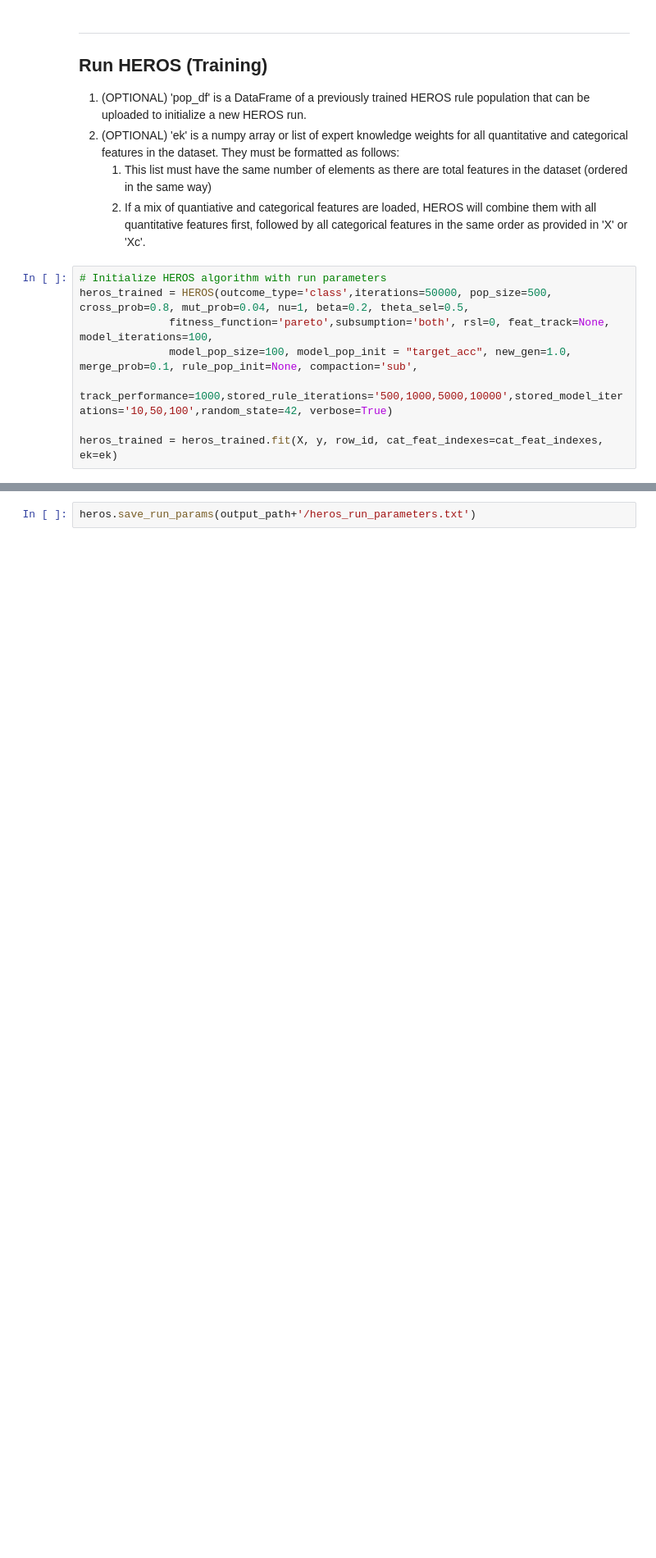
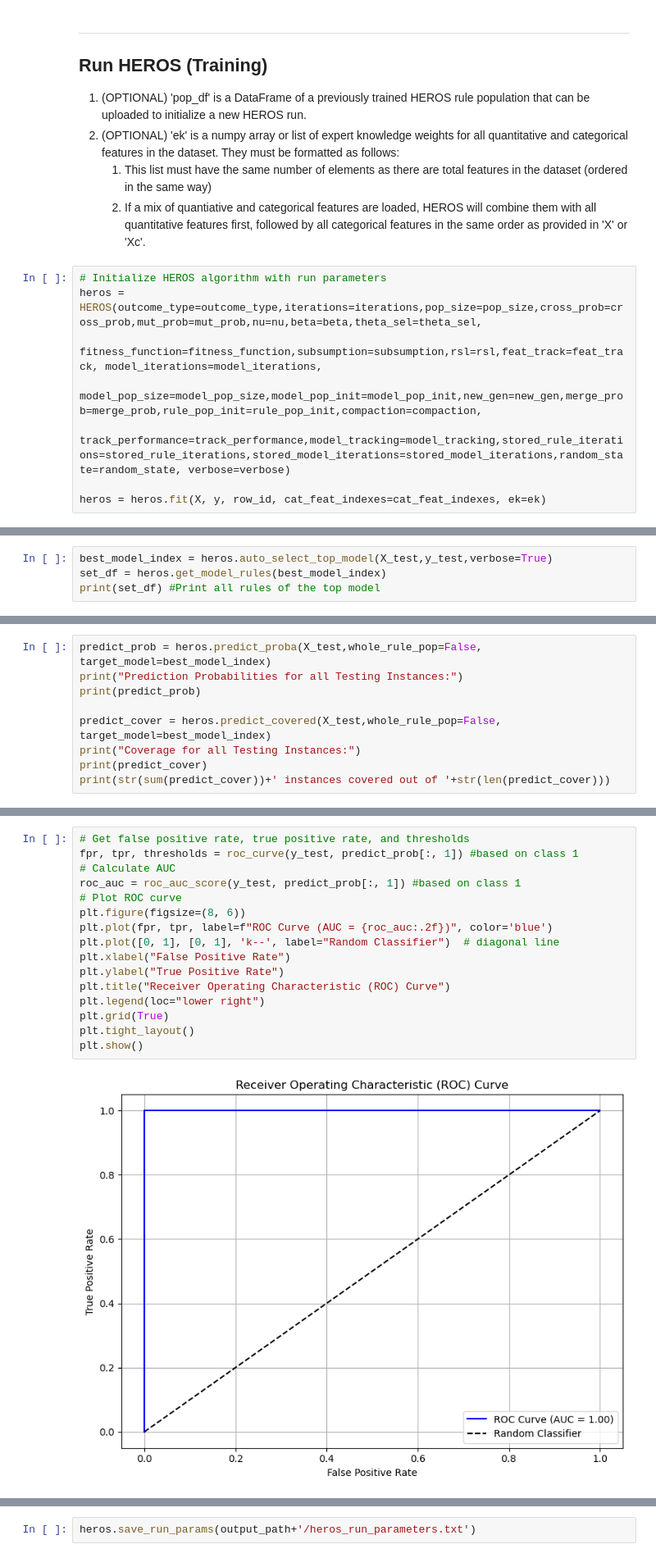
Before and after one commit to UrbsLab/heros, a Jupyter notebook: HEROS_Demo_Notebook.ipynb, the cells around one changed output, grey strips where cells are left out. Shown at 82% size. Drawn from its saved outputs; the diff is of its cells as text; blank space fills up the shorter version.

```diff
--- a/HEROS_Demo_Notebook.ipynb
+++ b/HEROS_Demo_Notebook.ipynb
@@ -220,12 +288,12 @@ Loading MultiSURF Scores
     2. If a mix of quantiative and categorical features are loaded, HEROS will combine them with all quantitative features first, followed by all categorical features in the same order as provided in 'X' or 'Xc'.
 # %%
 # Initialize HEROS algorithm with run parameters
-heros_trained = HEROS(outcome_type='class',iterations=50000, pop_size=500, cross_prob=0.8, mut_prob=0.04, nu=1, beta=0.2, theta_sel=0.5,
-              fitness_function='pareto',subsumption='both', rsl=0, feat_track=None, model_iterations=100,
-              model_pop_size=100, model_pop_init = "target_acc", new_gen=1.0, merge_prob=0.1, rule_pop_init=None, compaction='sub',
-              track_performance=1000,stored_rule_iterations='500,1000,5000,10000',stored_model_iterations='10,50,100',random_state=42, verbose=True)
+heros = HEROS(outcome_type=outcome_type,iterations=iterations,pop_size=pop_size,cross_prob=cross_prob,mut_prob=mut_prob,nu=nu,beta=beta,theta_sel=theta_sel,
+              fitness_function=fitness_function,subsumption=subsumption,rsl=rsl,feat_track=feat_track, model_iterations=model_iterations,
+              model_pop_size=model_pop_size,model_pop_init=model_pop_init,new_gen=new_gen,merge_prob=merge_prob,rule_pop_init=rule_pop_init,compaction=compaction,
+              track_performance=track_performance,model_tracking=model_tracking,stored_rule_iterations=stored_rule_iterations,stored_model_iterations=stored_model_iterations,random_state=random_state, verbose=verbose)
 
-heros_trained = heros_trained.fit(X, y, row_id, cat_feat_indexes=cat_feat_indexes, ek=ek)
+heros = heros.fit(X, y, row_id, cat_feat_indexes=cat_feat_indexes, ek=ek)
 # %% [output]
 Data Manage Summary: ------------------------------------------------
 Number of quantitative features: 0
@@ -246,0 +346,4 @@ Random Seed Check - End: 0.32432934269137703
+# %%
+best_model_index = heros.auto_select_top_model(X_test,y_test,verbose=True)
+set_df = heros.get_model_rules(best_model_index)
+print(set_df) #Print all rules of the top model
@@ -246,0 +387,9 @@ Random Seed Check - End: 0.32432934269137703
+# %%
+predict_prob = heros.predict_proba(X_test,whole_rule_pop=False, target_model=best_model_index)
+print("Prediction Probabilities for all Testing Instances:")
+print(predict_prob)
+
+predict_cover = heros.predict_covered(X_test,whole_rule_pop=False, target_model=best_model_index)
+print("Coverage for all Testing Instances:")
+print(predict_cover)
+print(str(sum(predict_cover))+' instances covered out of '+str(len(predict_cover)))
@@ -246,0 +417,18 @@ Random Seed Check - End: 0.32432934269137703
+# %%
+# Get false positive rate, true positive rate, and thresholds
+fpr, tpr, thresholds = roc_curve(y_test, predict_prob[:, 1]) #based on class 1
+# Calculate AUC
+roc_auc = roc_auc_score(y_test, predict_prob[:, 1]) #based on class 1
+# Plot ROC curve
+plt.figure(figsize=(8, 6))
+plt.plot(fpr, tpr, label=f"ROC Curve (AUC = {roc_auc:.2f})", color='blue')
+plt.plot([0, 1], [0, 1], 'k--', label="Random Classifier")  # diagonal line
+plt.xlabel("False Positive Rate")
+plt.ylabel("True Positive Rate")
+plt.title("Receiver Operating Characteristic (ROC) Curve")
+plt.legend(loc="lower right")
+plt.grid(True)
+plt.tight_layout()
+plt.show()
+# %% [output]
+[figure, added]
```
Also changed, not shown: parts of 120 cells of this notebook, 23 other files.
